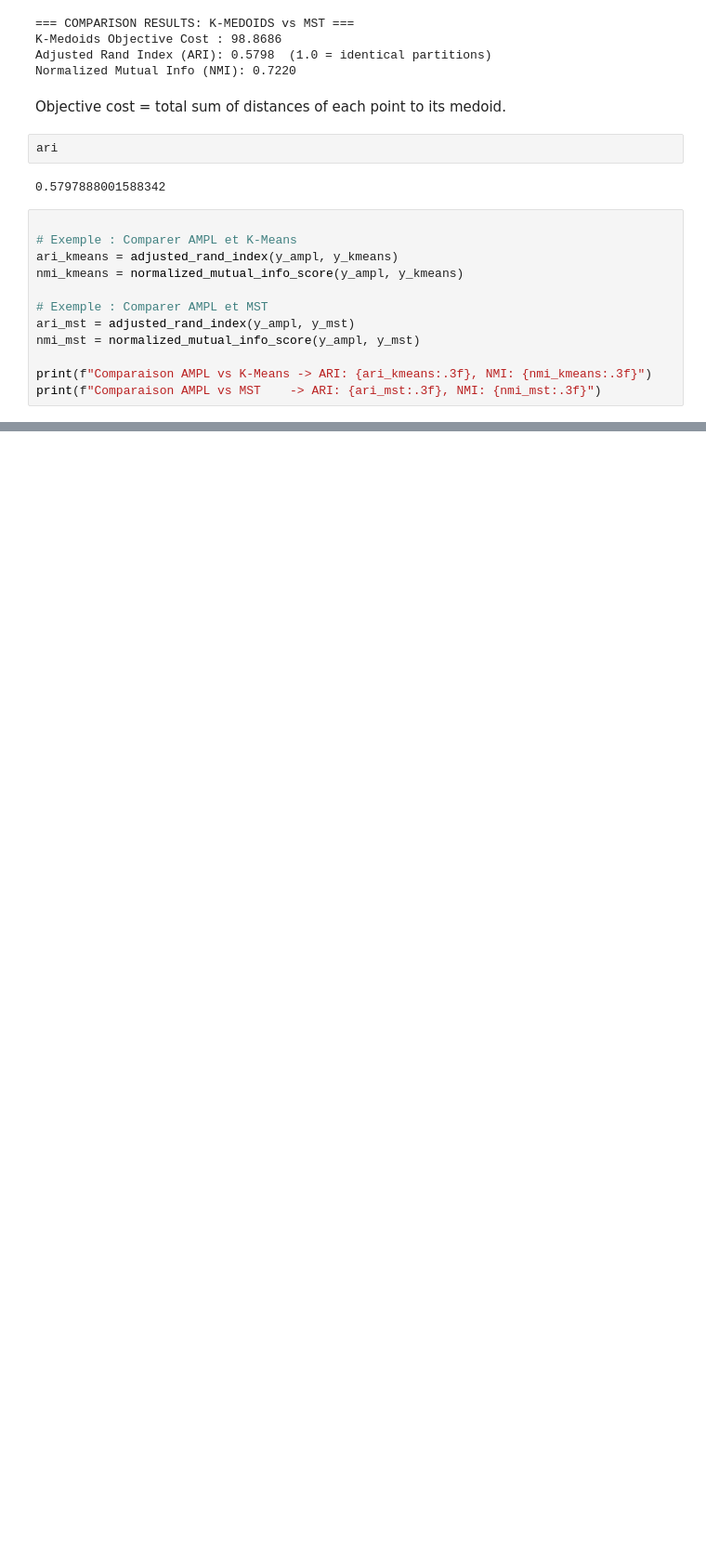
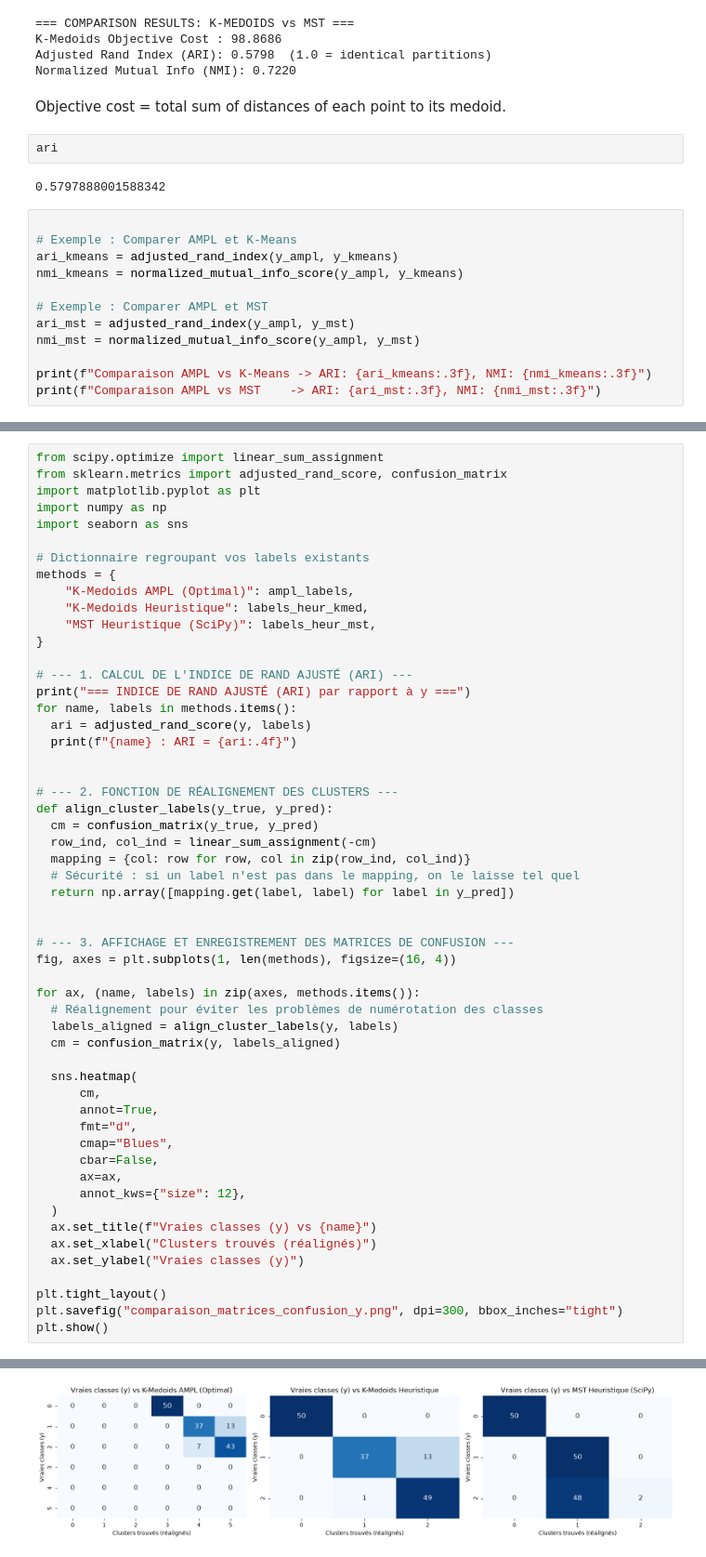
Before and after one commit to id2591/Optimisation, a Jupyter notebook: heuristic_comparison.ipynb, the cells around one changed output, grey strips where cells are left out. Shown at 93% size. Saved outputs shown, nothing was run; the diff lists cells and outputs as text; blank space fills up the shorter version.

```diff
--- a/heuristic_comparison.ipynb
+++ b/heuristic_comparison.ipynb
@@ -84,0 +182,55 @@ print(f"Comparaison AMPL vs MST    -> ARI: {ari_mst:.3f}, NMI: {nmi_mst:.3f}")
+# %%
+from scipy.optimize import linear_sum_assignment
+from sklearn.metrics import adjusted_rand_score, confusion_matrix
+import matplotlib.pyplot as plt
+import numpy as np
+import seaborn as sns
+
+# Dictionnaire regroupant vos labels existants
+methods = {
+    "K-Medoids AMPL (Optimal)": ampl_labels,
+    "K-Medoids Heuristique": labels_heur_kmed,
+    "MST Heuristique (SciPy)": labels_heur_mst,
+}
+
+# --- 1. CALCUL DE L'INDICE DE RAND AJUSTÉ (ARI) ---
+print("=== INDICE DE RAND AJUSTÉ (ARI) par rapport à y ===")
+for name, labels in methods.items():
+  ari = adjusted_rand_score(y, labels)
+  print(f"{name} : ARI = {ari:.4f}")
+
+
+# --- 2. FONCTION DE RÉALIGNEMENT DES CLUSTERS ---
+def align_cluster_labels(y_true, y_pred):
+  cm = confusion_matrix(y_true, y_pred)
+  row_ind, col_ind = linear_sum_assignment(-cm)
+  mapping = {col: row for row, col in zip(row_ind, col_ind)}
+  # Sécurité : si un label n'est pas dans le mapping, on le laisse tel quel
+  return np.array([mapping.get(label, label) for label in y_pred])
+
+
+# --- 3. AFFICHAGE ET ENREGISTREMENT DES MATRICES DE CONFUSION ---
+fig, axes = plt.subplots(1, len(methods), figsize=(16, 4))
+
+for ax, (name, labels) in zip(axes, methods.items()):
+  # Réalignement pour éviter les problèmes de numérotation des classes
+  labels_aligned = align_cluster_labels(y, labels)
+  cm = confusion_matrix(y, labels_aligned)
+
+  sns.heatmap(
+      cm,
+      annot=True,
+      fmt="d",
+      cmap="Blues",
+      cbar=False,
+      ax=ax,
+      annot_kws={"size": 12},
+  )
+  ax.set_title(f"Vraies classes (y) vs {name}")
+  ax.set_xlabel("Clusters trouvés (réalignés)")
+  ax.set_ylabel("Vraies classes (y)")
+
+plt.tight_layout()
+plt.savefig("comparaison_matrices_confusion_y.png", dpi=300, bbox_inches="tight")
+plt.show()
+# %% [output]
@@ -84,0 +241 @@ print(f"Comparaison AMPL vs MST    -> ARI: {ari_mst:.3f}, NMI: {nmi_mst:.3f}")
+[figure, added]
```
Also changed, not shown: parts of 2 cells of this notebook, 7 other files.
